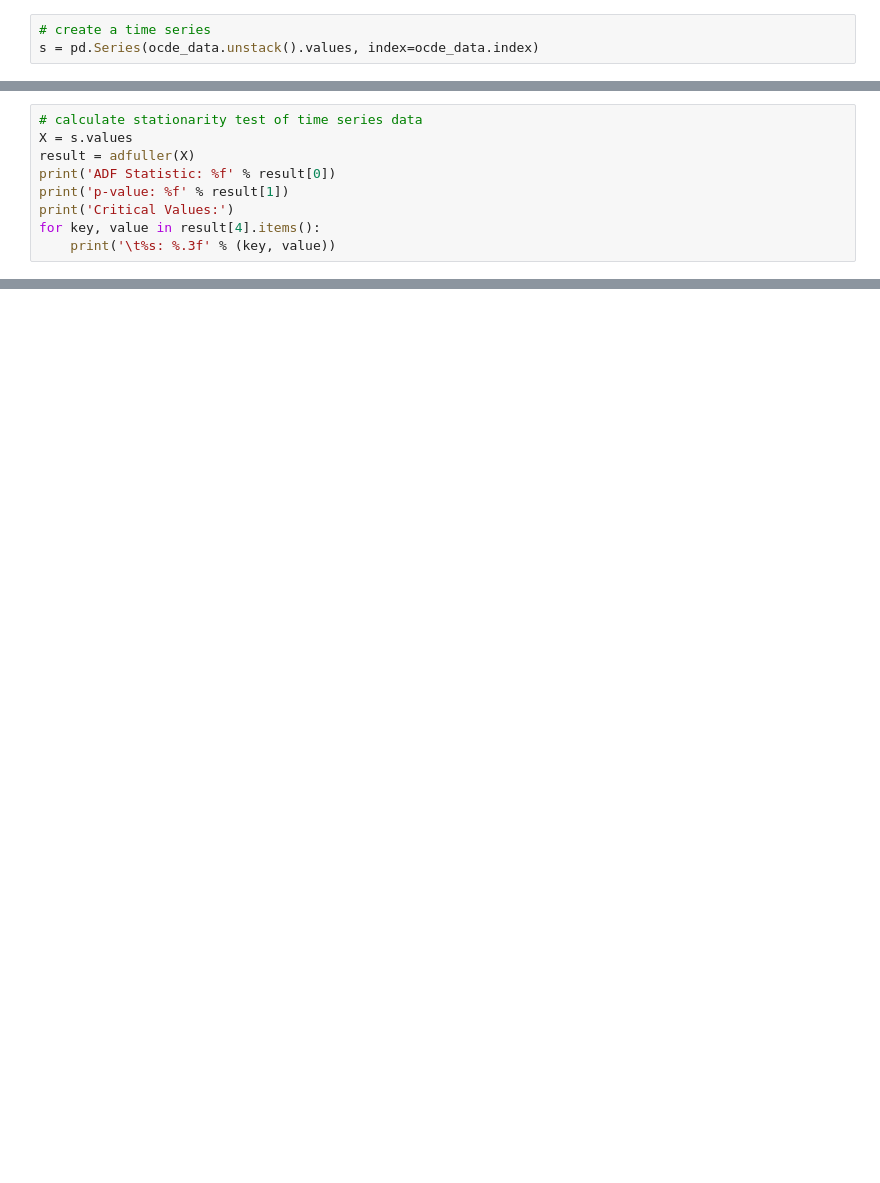
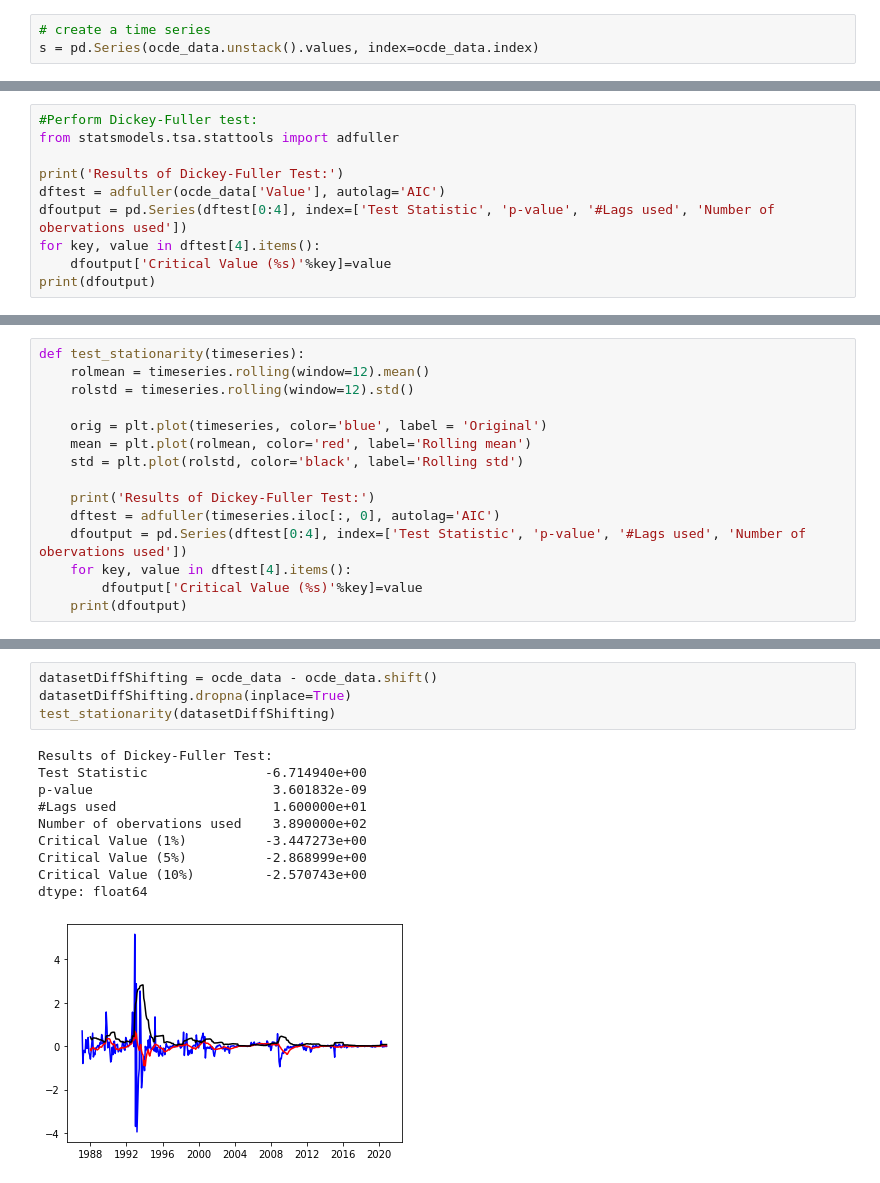
Before and after one commit to charlottekennedy/MALIS, a Jupyter notebook: time_series.ipynb, the cells around one changed output, grey strips where cells are left out. Cells and saved outputs as stored; diff of their text form; blank space fills up the shorter version.

```diff
--- a/time_series.ipynb
+++ b/time_series.ipynb
@@ -159,9 +34,0 @@ plt.show()
-# %%
-# calculate stationarity test of time series data
-X = s.values
-result = adfuller(X)
-print('ADF Statistic: %f' % result[0])
-print('p-value: %f' % result[1])
-print('Critical Values:')
-for key, value in result[4].items():
-    print('\t%s: %.3f' % (key, value))
@@ -299,0 +70,10 @@ predictions = model_fit.predict(start=len(train), end=len(train)+len(test)-1, dy
+# %%
+#Perform Dickey-Fuller test:
+from statsmodels.tsa.stattools import adfuller
+
+print('Results of Dickey-Fuller Test:')
+dftest = adfuller(ocde_data['Value'], autolag='AIC')
+dfoutput = pd.Series(dftest[0:4], index=['Test Statistic', 'p-value', '#Lags used', 'Number of obervations used'])
+for key, value in dftest[4].items():
+    dfoutput['Critical Value (%s)'%key]=value
+print(dfoutput)
@@ -299,0 +92,15 @@ predictions = model_fit.predict(start=len(train), end=len(train)+len(test)-1, dy
+# %%
+def test_stationarity(timeseries):
+    rolmean = timeseries.rolling(window=12).mean()
+    rolstd = timeseries.rolling(window=12).std()
+
+    orig = plt.plot(timeseries, color='blue', label = 'Original')
+    mean = plt.plot(rolmean, color='red', label='Rolling mean')
+    std = plt.plot(rolstd, color='black', label='Rolling std')
+
+    print('Results of Dickey-Fuller Test:')
+    dftest = adfuller(timeseries.iloc[:, 0], autolag='AIC')
+    dfoutput = pd.Series(dftest[0:4], index=['Test Statistic', 'p-value', '#Lags used', 'Number of obervations used'])
+    for key, value in dftest[4].items():
+        dfoutput['Critical Value (%s)'%key]=value
+    print(dfoutput)
@@ -299,0 +128,15 @@ predictions = model_fit.predict(start=len(train), end=len(train)+len(test)-1, dy
+# %%
+datasetDiffShifting = ocde_data - ocde_data.shift()
+datasetDiffShifting.dropna(inplace=True)
+test_stationarity(datasetDiffShifting)
+# %% [output]
+Results of Dickey-Fuller Test:
+Test Statistic               -6.714940e+00
+p-value                       3.601832e-09
+#Lags used                    1.600000e+01
+Number of obervations used    3.890000e+02
+Critical Value (1%)          -3.447273e+00
+Critical Value (5%)          -2.868999e+00
+Critical Value (10%)         -2.570743e+00
+dtype: float64
+[figure, added]
```
Also changed, not shown: parts of 49 cells of this notebook, 1 other file.
